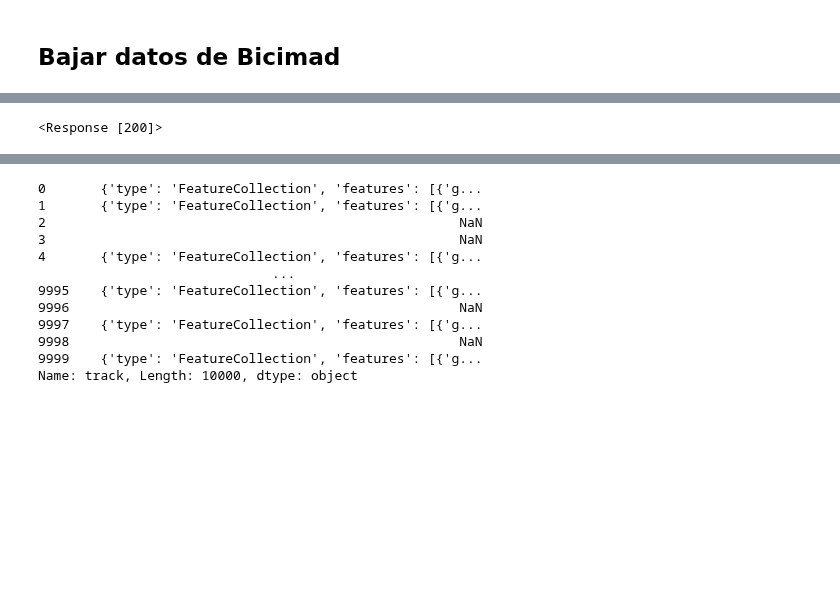
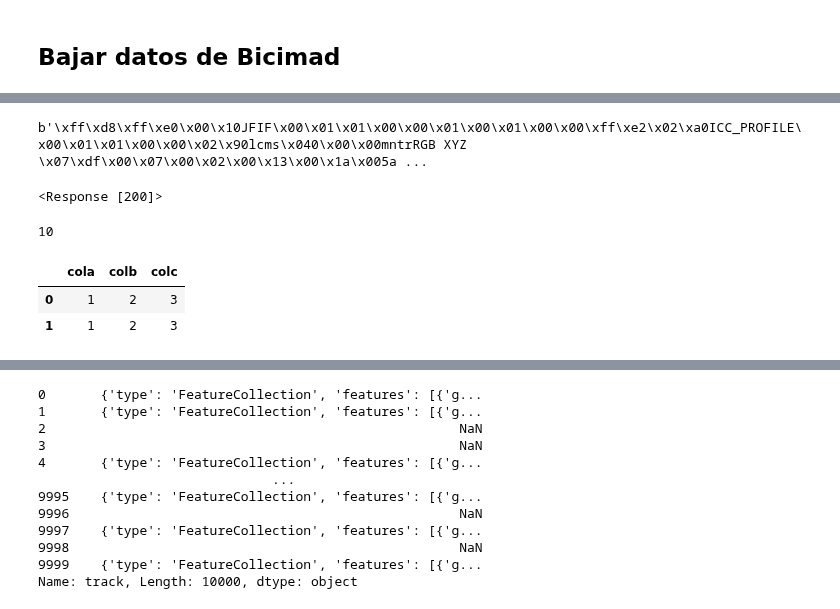
Before and after one commit to JLGOrtega/repo-clase-dsvlcsep24, a Jupyter notebook: 3-Sources/Web/Teoría/Web data.ipynb, the cells around one changed output, grey strips where cells are left out. Cells and saved outputs as stored; diff of their text form; code cells hidden in the pictures; blank space fills up the shorter version.

```diff
--- a/3-Sources/Web/Teoría/Web data.ipynb
+++ b/3-Sources/Web/Teoría/Web data.ipynb
@@ -11,9 +720,39 @@ import pandas as pd
 url = "https://pbs.twimg.com/profile_images/616689518968762368/rkhjKqNb.jpg"
 image = requests.get(url)
 # %%
-image
+image.content
 # %% [output]
-<Response [200]>
+b'\xff\xd8\xff\xe0\x00\x10JFIF\x00\x01\x01\x00\x00\x01\x00\x01\x00\x00\xff\xe2\x02\xa0ICC_PROFILE\x00\x01\x01\x00\x00\x02\x90lcms\x040\x00\x00mntrRGB XYZ \x07\xdf\x00\x07\x00\x02\x00\x13\x00\x1a\x005a ...
 # %%
 with open("mutenrroy.jpg", 'wb') as f:
     f.write(image.content)
+# %%
+import requests
+r = requests.get("https://valencia.opendatasoft.com/api/explore/v2.1/catalog/datasets/valenbisi-disponibilitat-valenbisi-dsiponibilidad/records?available>15")
+r
+# %% [output]
+<Response [200]>
+# %%
+len(json.loads(r.text)["results"])
+# %% [output]
+10
+# %%
+lista_a = []
+lista_b = []
+lista_c = []
+
+for cosa in [{"a": 1, "b":2, "c":3}, {"a": 1, "b":2, "c":3}]:
+    lista_a.append(cosa["a"])
+    lista_b.append(cosa["b"])
+    lista_c.append(cosa["c"])
+
+
+pd.DataFrame({
+        "cola": lista_a,
+        "colb": lista_b,
+        "colc": lista_c,
+})
+# %% [output]
+|  | cola | colb | colc |
+| 0 | 1 | 2 | 3 |
+| 1 | 1 | 2 | 3 |
```
Also changed, not shown: parts of 8 cells of this notebook, 5 other files.
